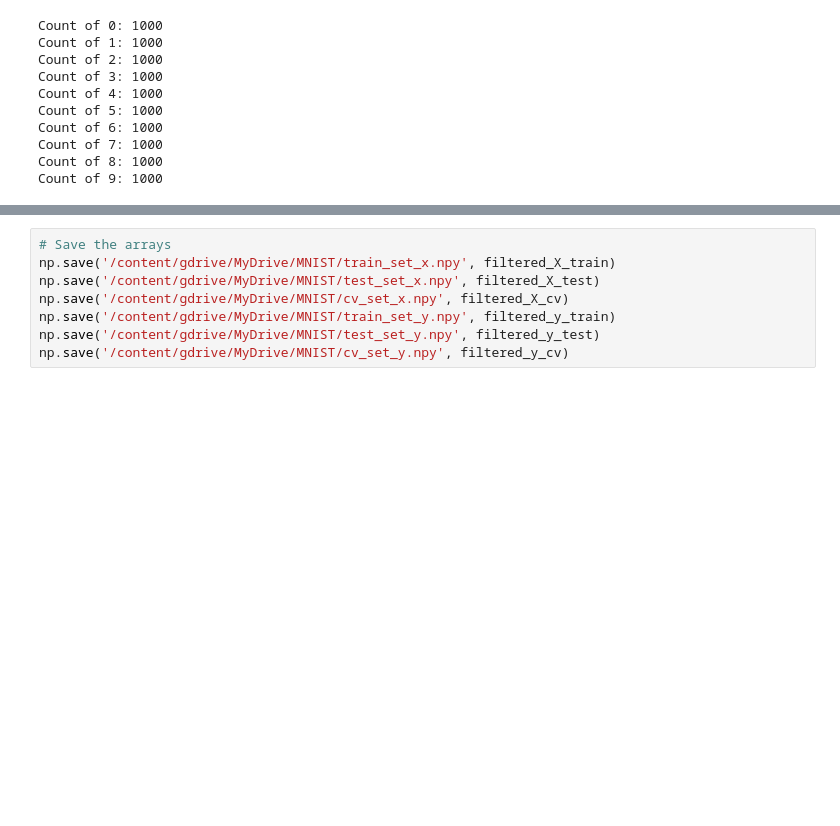
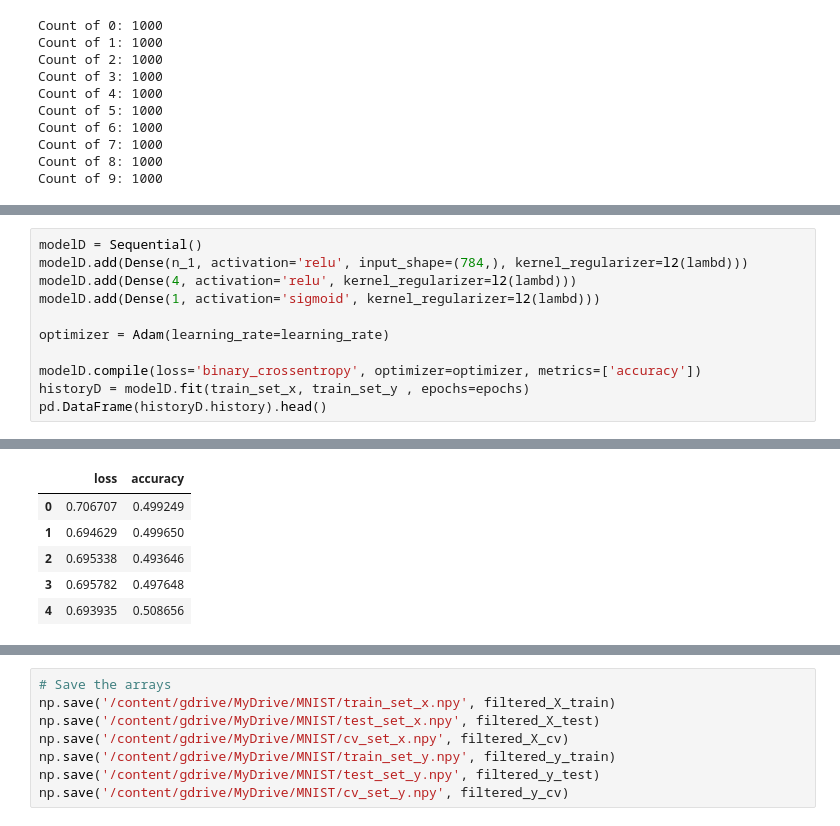
Before and after one commit to SamanZargarzadeh/Automatic-Image-Tagging-for-Fashion-E-commerce, a Jupyter notebook: MNIST_Tensorflow.ipynb, the cells around one changed output, grey strips where cells are left out. Cells and saved outputs as stored; diff of their text form; blank space fills up the shorter version.

```diff
--- a/MNIST_Tensorflow.ipynb
+++ b/MNIST_Tensorflow.ipynb
@@ -156,0 +183,12 @@ print(filtered_X_cv.shape)
+# %%
+modelD = Sequential()
+modelD.add(Dense(n_1, activation='relu', input_shape=(784,), kernel_regularizer=l2(lambd)))
+modelD.add(Dense(4, activation='relu', kernel_regularizer=l2(lambd)))
+modelD.add(Dense(1, activation='sigmoid', kernel_regularizer=l2(lambd)))
+
+optimizer = Adam(learning_rate=learning_rate)
+
+modelD.compile(loss='binary_crossentropy', optimizer=optimizer, metrics=['accuracy'])
+historyD = modelD.fit(train_set_x, train_set_y , epochs=epochs)
+pd.DataFrame(historyD.history).head()
+# %% [output]
@@ -156,0 +215,6 @@ print(filtered_X_cv.shape)
+|  | loss | accuracy |
+| 0 | 0.706707 | 0.499249 |
+| 1 | 0.694629 | 0.499650 |
+| 2 | 0.695338 | 0.493646 |
+| 3 | 0.695782 | 0.497648 |
+| 4 | 0.693935 | 0.508656 |
```
Also changed, not shown: parts of 13 cells of this notebook.
